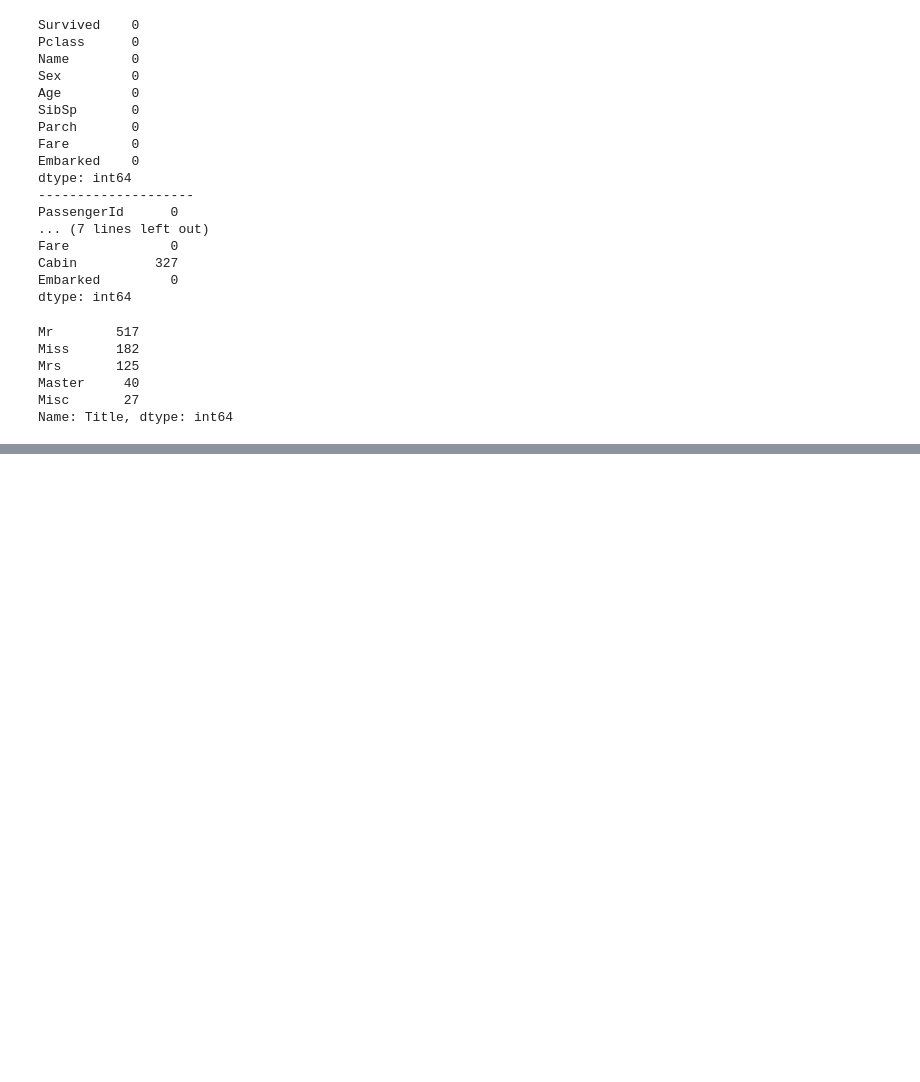
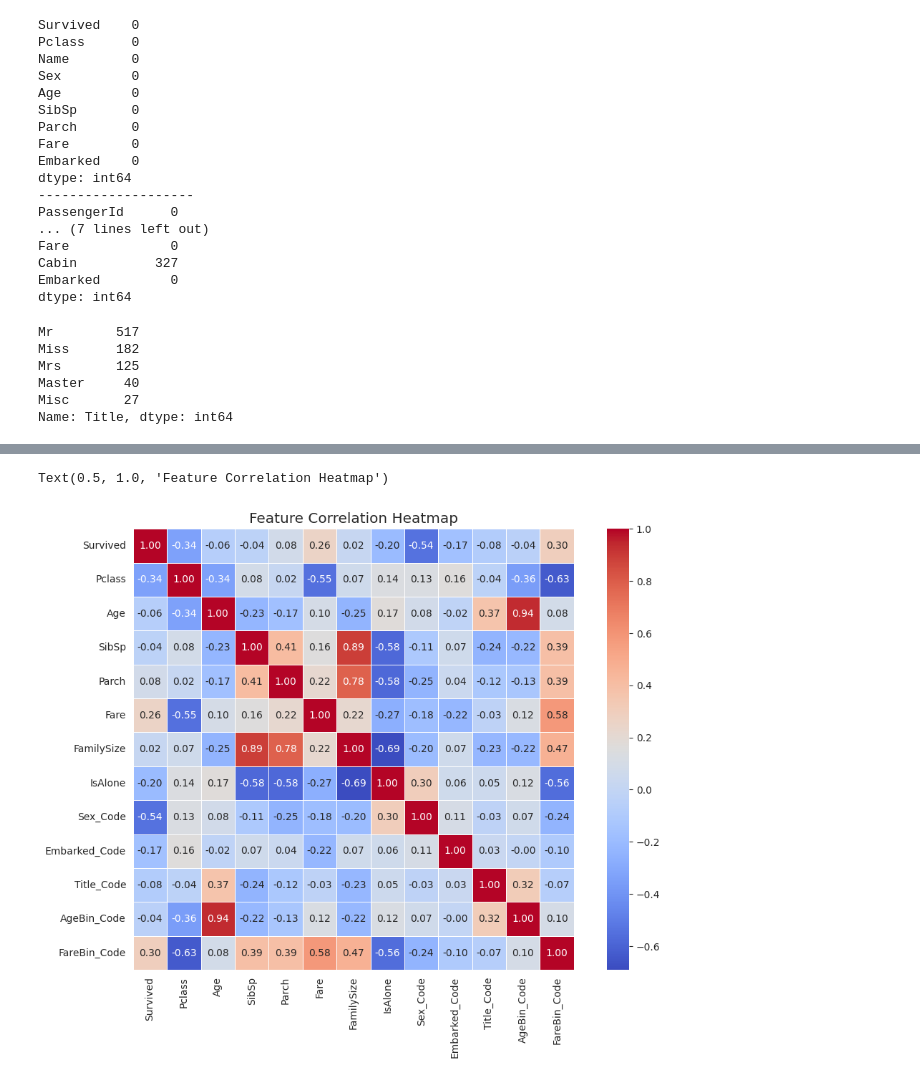
Before and after one commit to arthurasanaliev/titanic-kaggle-competition, a Jupyter notebook: notebooks/main.ipynb, the cells around one changed output, grey strips where cells are left out. Saved outputs shown, nothing was run; the diff lists cells and outputs as text; code cells hidden in the pictures; blank space fills up the shorter version.

```diff
--- a/notebooks/main.ipynb
+++ b/notebooks/main.ipynb
@@ -192,0 +287,6 @@ data1_dummy.head()
+# %%
+sns.heatmap(data1.corr(), annot=True, square=True, cmap='coolwarm', fmt='.2f', linewidths=0.5)
+plt.title('Feature Correlation Heatmap')
+# %% [output]
+Text(0.5, 1.0, 'Feature Correlation Heatmap')
+[figure, added]
```
Also changed, not shown: parts of 8 cells of this notebook.
